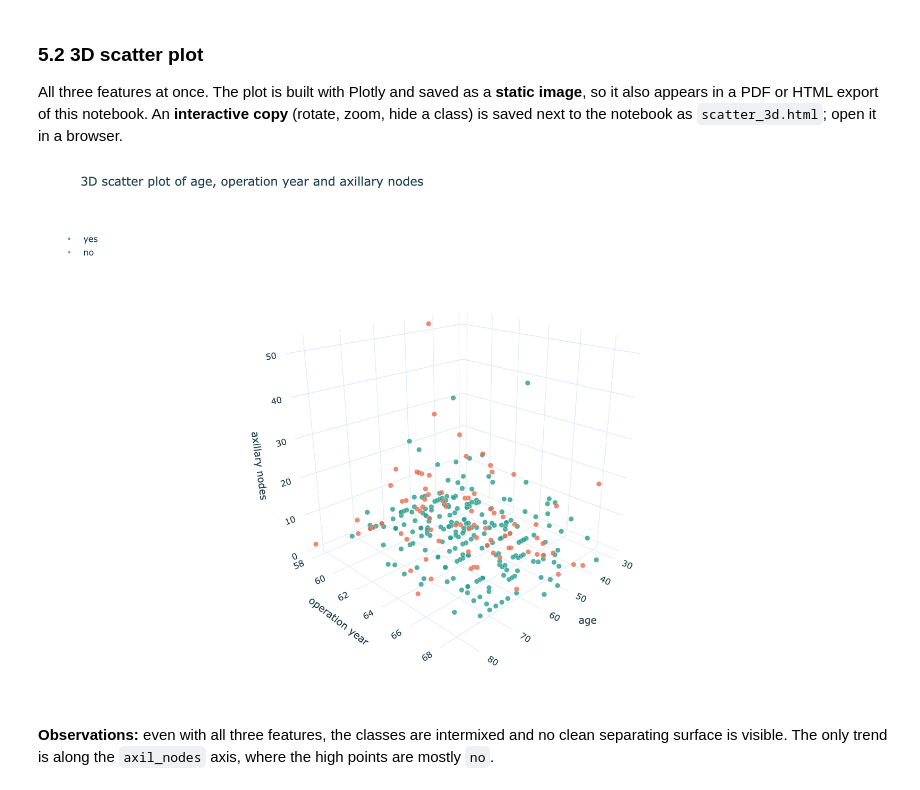
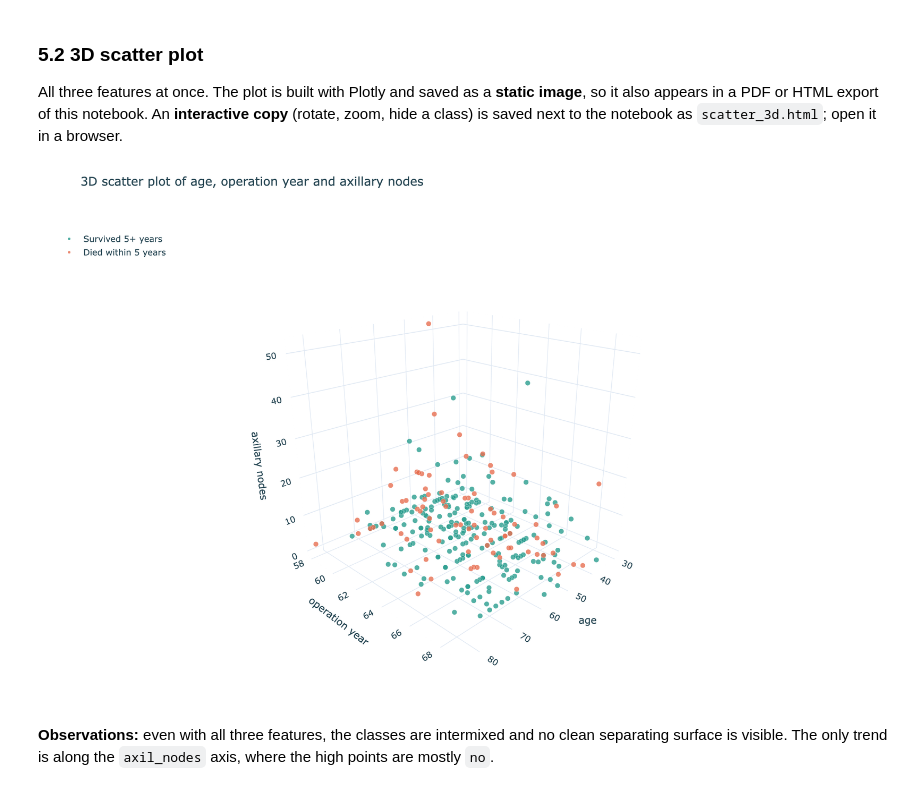
Before and after one commit to NabilaTarannum/Data_Analysis, a Jupyter notebook: Haberman.ipynb, the cells around one changed output. Drawn from its saved outputs; the diff is of its cells as text; code cells hidden in the pictures.

```diff
--- a/Haberman.ipynb
+++ b/Haberman.ipynb
@@ -450,35 +450,53 @@ plt.show()
 All three features at once. The plot is built with Plotly and saved as a **static image**, so it also appears in a PDF or HTML export of this notebook. An **interactive copy** (rotate, zoom, hide a class) is saved next to the notebook as `scatter_3d.html`; open it in a browser.
 # %%
 fig3d = px.scatter_3d(
-    haberman, x="age", y="operation_year", z="axil_nodes", color=TARGET, opacity=0.8,
-    color_discrete_map=PALETTE, category_orders={TARGET: ORDER},
-    labels={"age": "age", "operation_year": "operation year", "axil_nodes": "axillary nodes", TARGET: "survival"},
+    haberman,
+    x="age",
+    y="operation_year",
+    z="axil_nodes",
+    color=TARGET,
+    opacity=0.8,
+    color_discrete_map=PALETTE,
+    category_orders={TARGET: ORDER},
+    labels={
+        "age": "age",
+        "operation_year": "operation year",
+        "axil_nodes": "axillary nodes",
+        TARGET: "survival",
+    },
     title="3D scatter plot of age, operation year and axillary nodes",
 )
 fig3d.update_traces(marker=dict(size=4, line=dict(width=0.4, color="white")))
+
+# Legend wording: show readable names instead of the raw yes / no values
+LEGEND_NAMES = {"yes": "Survived 5+ years", "no": "Died within 5 years"}
+fig3d.for_each_trace(lambda t: t.update(name=LEGEND_NAMES.get(t.name, t.name)))
+
 fig3d.update_layout(
     width=1200,
     height=760,
     template="plotly_white",
     font=dict(size=12, color=INK),
     legend=dict(title="", yanchor="top", y=0.95, xanchor="left", x=0.02),
     scene_camera=dict(eye=dict(x=1.7, y=1.7, z=0.95)),
     margin=dict(l=0, r=0, t=50, b=0),
 )
 
 # 1) Interactive copy: open this file in a browser to rotate and zoom
-fig3d.write_html("scatter_3d.html")
+fig3d.write_html("scatter_3d.html", include_plotlyjs="cdn")
 
 # 2) Static copy: this is the one that appears in a PDF/HTML export
 try:
-    fig3d.write_image("scatter_3d.png", scale=2)          # needs the kaleido package
+    fig3d.write_image("scatter_3d.png", scale=2)  # needs the kaleido package
     display(Image("scatter_3d.png"))
 except Exception as error:
     print("Could not save a static image:", error)
-    print("Run  %pip install -U kaleido  and restart the kernel. Showing the interactive plot instead.")
+    print(
+        "Run  %pip install -U kaleido  and restart the kernel. Showing the interactive plot instead."
+    )
     fig3d.show()
 # %% [output]
-[figure, old version]
+[figure, new version]
 # %% [markdown]
 **Observations:** even with all three features, the classes are intermixed and no clean separating surface is visible. The only trend is along the `axil_nodes` axis, where the high points are mostly `no`.
 # %% [markdown]
```
Also changed, not shown: parts of 2 cells of this notebook, 2 other files.
